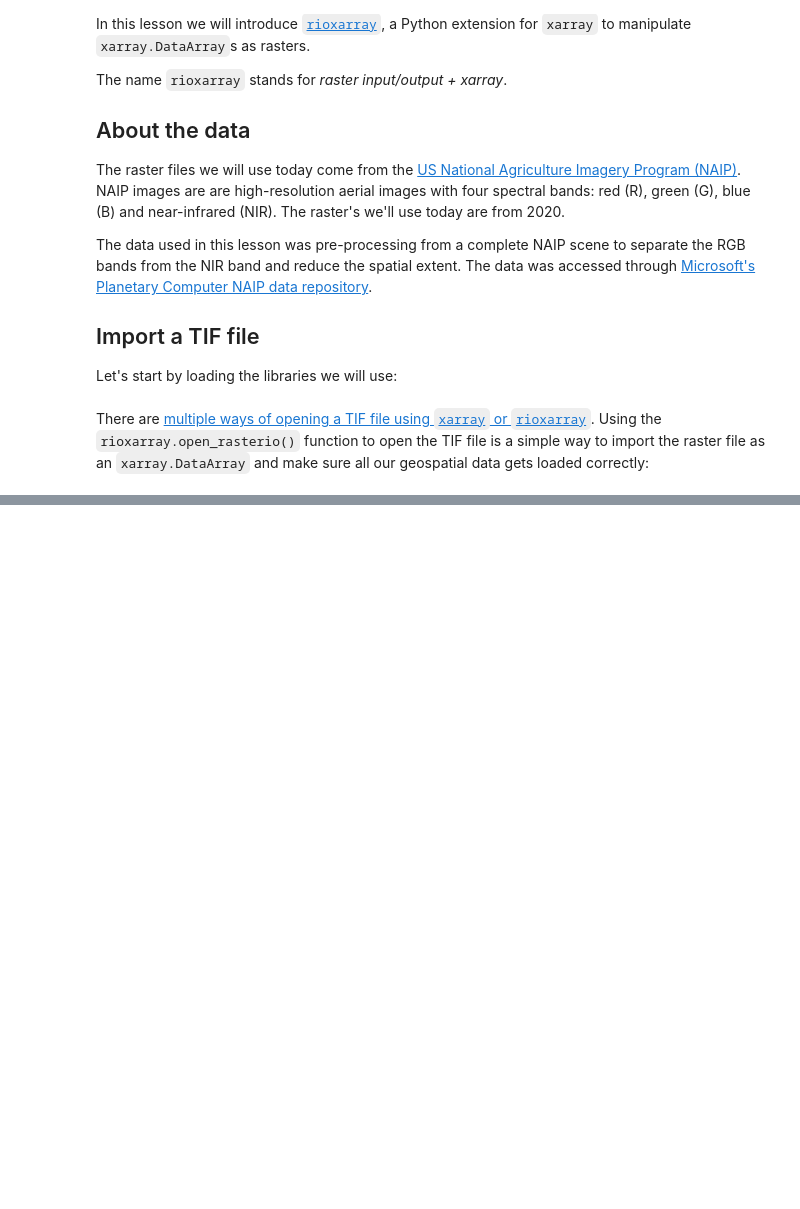
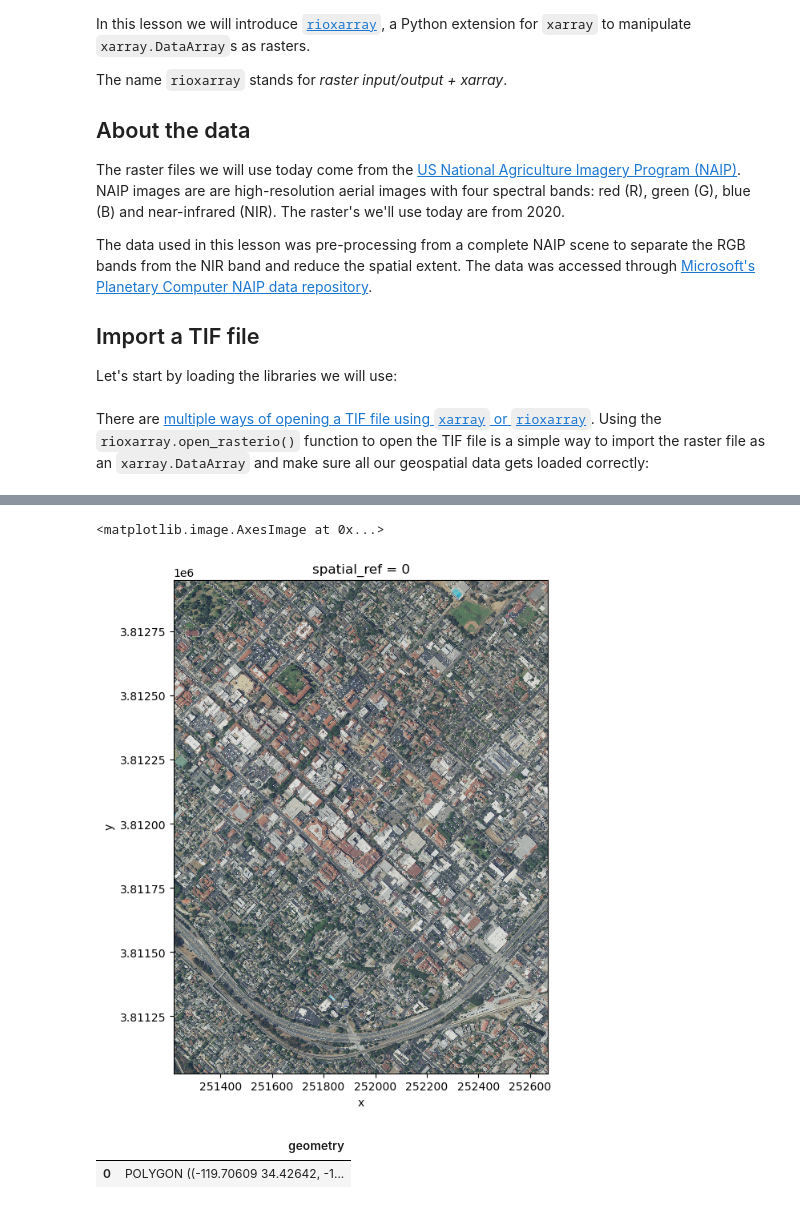
Before and after one commit to cllorey/eds220-in-class, a Jupyter notebook: week-8-rioxarray-STUDENTS.ipynb, the cells around one changed output, grey strips where cells are left out. Cells and saved outputs as stored; diff of their text form; code cells hidden in the pictures; blank space fills up the shorter version.

Commit message:
rioxarray notebook updates

```diff
--- a/week-8-rioxarray-STUDENTS.ipynb
+++ b/week-8-rioxarray-STUDENTS.ipynb
@@ -28,0 +106,7 @@ root = os.path.join('/',
+# %%
+# Import rgd TIF file
+fp = os.path.join('data',
+                  'rioxarray_lesson_data',
+                  'NAIP_SB_rgb.tif')
+rgb = rioxr.open_rasterio(fp)
+rgb
@@ -28,0 +152,17 @@ root = os.path.join('/',
+# %%
+# Plot three bands as rgb image
+rgb_aspect_ratio = rgb.rio.width / rgb.rio.height # Raster's aspect ratio
+rgb.plot.imshow(figsize=(8*rgb_aspect_ratio,8))
+# %% [output]
+<matplotlib.image.AxesImage at 0x...>
+[figure, added]
+# %%
+# Import aoi  file
+fp = os.path.join('data',
+                  'rioxarray_lesson_data',
+                  'SB_aoi.geojson')
+aoi = gpd.read_file(fp)
+aoi
+# %% [output]
+|  | geometry |
+| 0 | POLYGON ((-119.70609 34.42642, -1... |
```
Also changed, not shown: parts of 26 cells of this notebook.
